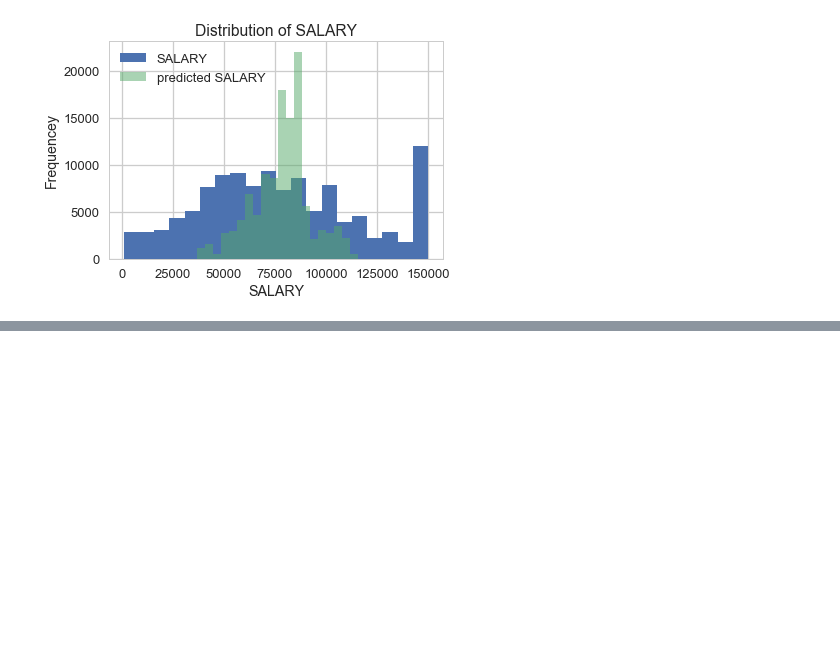
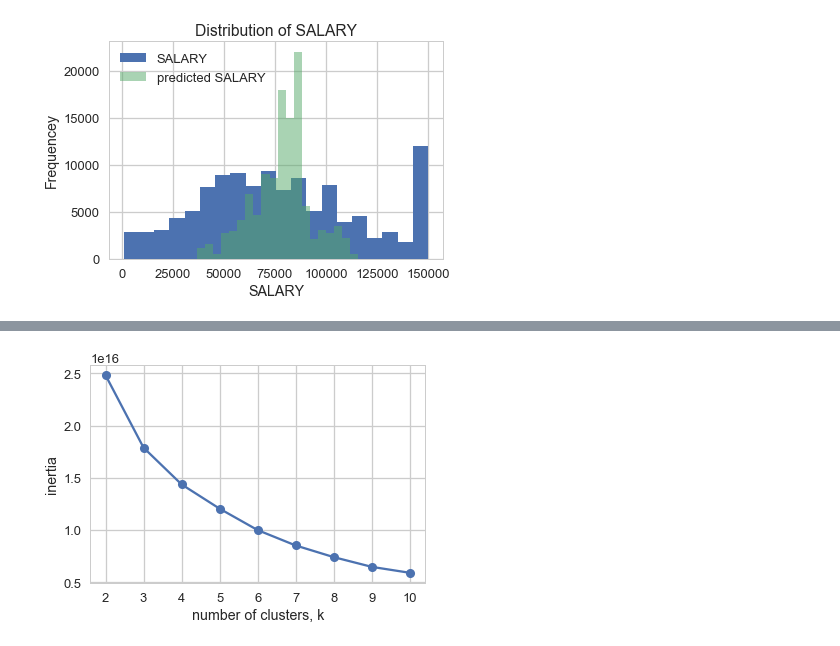
Before and after one commit to shuojiashi/women_in_stem, a Jupyter notebook: notebooks/Women in STEM workforce ML.ipynb, the cells around one changed output, grey strips where cells are left out. Saved outputs shown, nothing was run; the diff lists cells and outputs as text; code cells hidden in the pictures; blank space fills up the shorter version.

Commit message:
add clustering, explore classifiers

```diff
--- a/notebooks/Women in STEM workforce ML.ipynb
+++ b/notebooks/Women in STEM workforce ML.ipynb
@@ -536,6 +499,8 @@ print("RBF Root Mean Squared Error: {}".format(rmse_rbf))
 # %%
 # Trying to predict NOCPRMG or WAPRSM
 # %%
-df_employed_clf = df_employed_l[df_employed_l['SALARY']!=0]
-df_employed_clf.info()
+#df_employed_clf = df_employed_no
+df_employed_clf =[]
+df_employed_clf = df_employed_l[df_employed_l['SALARY']>0]
+df_employed_clf.columns
 # %% [output]
@@ -592,0 +651,22 @@ avg / total       0.76      0.76      0.76    116969
+# %%
+#X = df_employed_clf[df_employed_clf['NOCPRMG']==5].drop(['GENDER'], axis=1)
+X = df_employed_clf.drop(['SALARY'], axis=1)
+
+from sklearn.cluster import KMeans
+
+inertia = []
+ks=range(2,11)
+
+for k in ks:
+    model = KMeans(n_clusters=k)
+    model.fit(X)
+     # Append the inertia to the list of inertias
+    inertia.append(model.inertia_)
+
+plt.plot(ks, inertia, '-o')
+plt.xlabel('number of clusters, k')
+plt.ylabel('inertia')
+plt.xticks(ks)
+plt.show()
+# %% [output]
+[figure, added]
```
Also changed, not shown: parts of 22 cells of this notebook.
